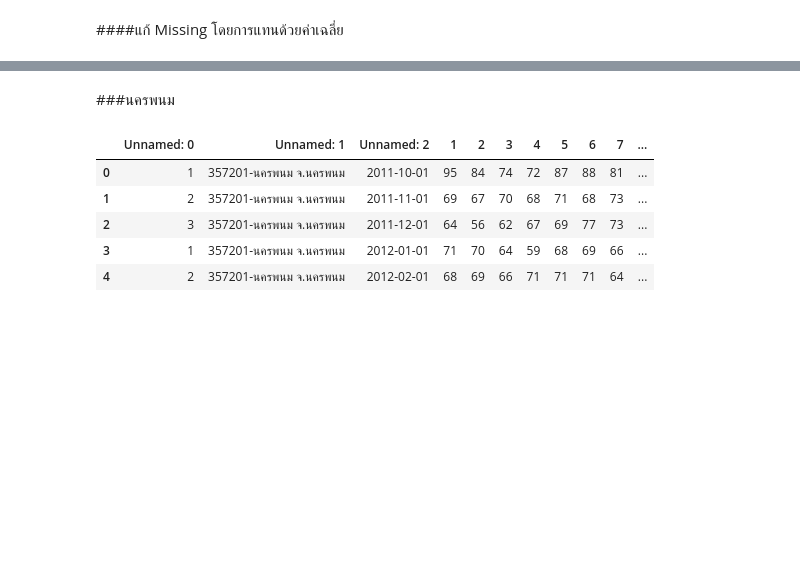
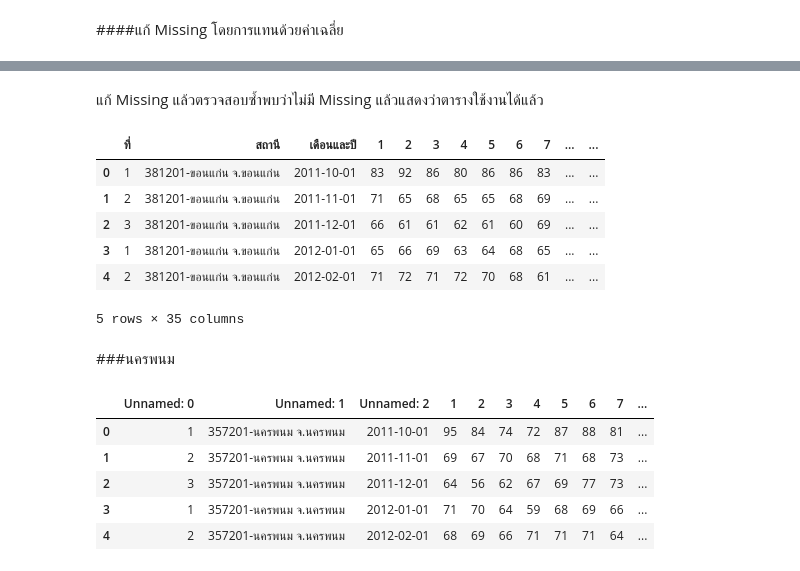
Before and after one commit to Penpitcha0634/BSC_DPDM23, a Jupyter notebook: MIDTERM.ipynb, the cells around one changed output, grey strips where cells are left out. Drawn from its saved outputs; the diff is of its cells as text; code cells hidden in the pictures; blank space fills up the shorter version.

```diff
--- a/MIDTERM.ipynb
+++ b/MIDTERM.ipynb
@@ -522,2 +536,4 @@ ReH_KK.head()
 # %% [markdown]
 ####ตรวจสอบว่ามี Missing ในข้อมูลหรือไม่
+# %%
+ReH_KK = ReH_KK.replace('-',np.NaN)
@@ -526,3 +586,15 @@ ReH_KK.head()
+# %% [markdown]
+แก้ Missing แล้วตรวจสอบซ้ำพบว่าไม่มี Missing แล้วแสดงว่าตารางใช้งานได้แล้ว
+# %%
+ReH_KK.head() #เรียกตารางออกมาดู
+# %% [output]
+|  | ที่ | สถานี | เดือนและปี | 1 | 2 | 3 | 4 | 5 | 6 | 7 | ... | ... |
+| 0 | 1 | 381201-ขอนแก่น จ.ขอนแก่น | 2011-10-01 | 83 | 92 | 86 | 80 | 86 | 86 | 83 | ... | ... |
+| 1 | 2 | 381201-ขอนแก่น จ.ขอนแก่น | 2011-11-01 | 71 | 65 | 68 | 65 | 65 | 68 | 69 | ... | ... |
+| 2 | 3 | 381201-ขอนแก่น จ.ขอนแก่น | 2011-12-01 | 66 | 61 | 61 | 62 | 61 | 60 | 69 | ... | ... |
+| 3 | 1 | 381201-ขอนแก่น จ.ขอนแก่น | 2012-01-01 | 65 | 66 | 69 | 63 | 64 | 68 | 65 | ... | ... |
+| 4 | 2 | 381201-ขอนแก่น จ.ขอนแก่น | 2012-02-01 | 71 | 72 | 71 | 72 | 70 | 68 | 61 | ... | ... |
+5 rows × 35 columns
 # %% [markdown]
 ###นครพนม
 # %%
```
Also changed, not shown: parts of 20 cells of this notebook.
